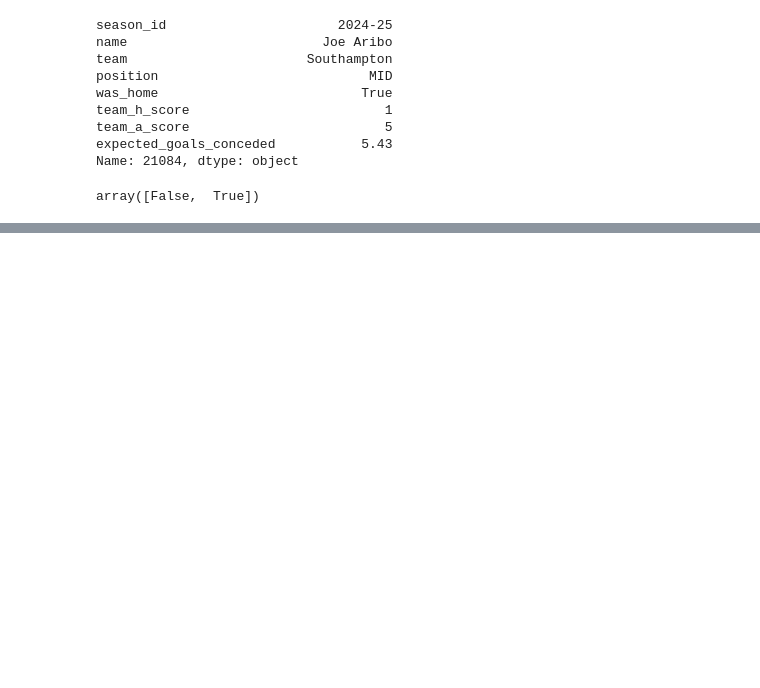
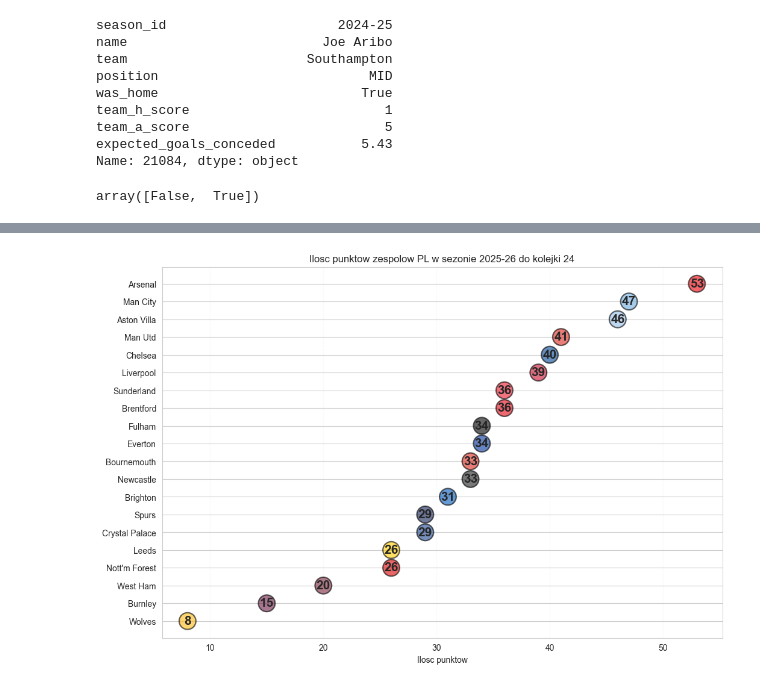
Before and after one commit to ruus77/FPL-Points-Predictions, a Jupyter notebook: Notebooks/EDA.ipynb, the cells around one changed output, grey strips where cells are left out. Cells and saved outputs as stored; diff of their text form; code cells hidden in the pictures; blank space fills up the shorter version.

```diff
--- a/Notebooks/EDA.ipynb
+++ b/Notebooks/EDA.ipynb
@@ -187,0 +231,3 @@ plt.title("Przewaga boiska, a średnia liczba punktów");
+# %%
+teams = table_simulation(df=data,
+                         season="2025-26")
@@ -187,0 +258,24 @@ plt.title("Przewaga boiska, a średnia liczba punktów");
+# %%
+plt.figure(figsize=(12,8))
+ax = sns.scatterplot(data=teams,
+            hue="team",
+            x="points",
+            y="team",
+            palette=team_colors,
+            s=400,
+            alpha=0.6,
+            legend=False,
+            edgecolor='black')
+plt.title(f"Ilosc punktow zespolow PL w sezonie 2025-26 do kolejki {data[data.season_id=='2025-26'].gw.max()}")
+plt.ylabel("")
+plt.xlabel("Ilosc punktow")
+for y, x in zip(teams['team'], teams['points']):
+    ax.text(x, y, x,
+            fontsize=15,
+            ha='center',
+            va='center',
+            fontweight='bold',
+           )
+plt.grid(axis='x', alpha=0.1, linestyle='--')
+# %% [output]
+[figure, added]
```
Also changed, not shown: parts of 13 cells of this notebook, 1 other file.
